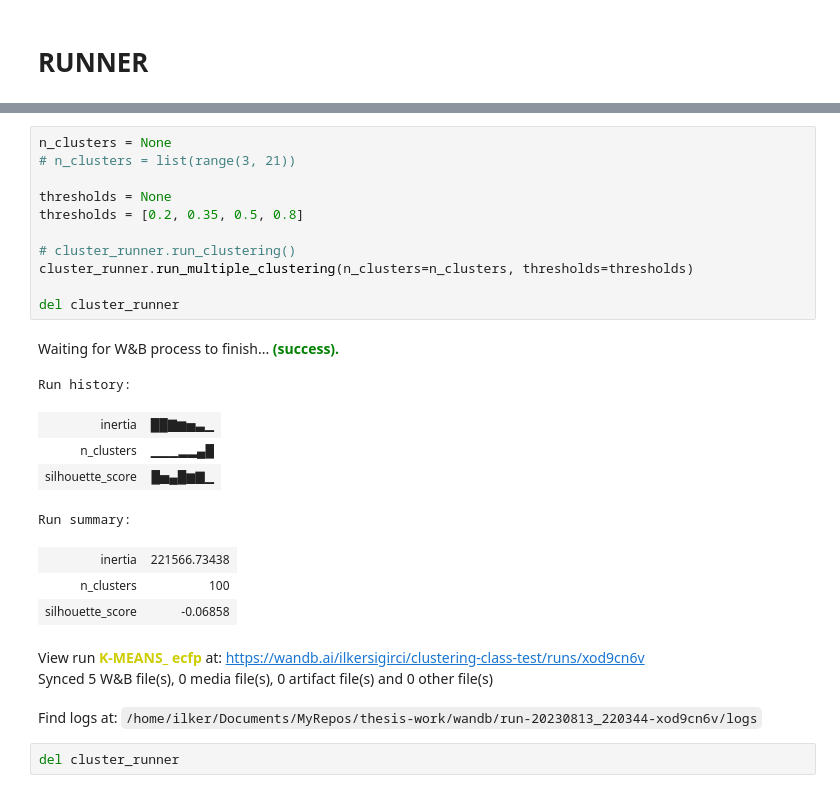
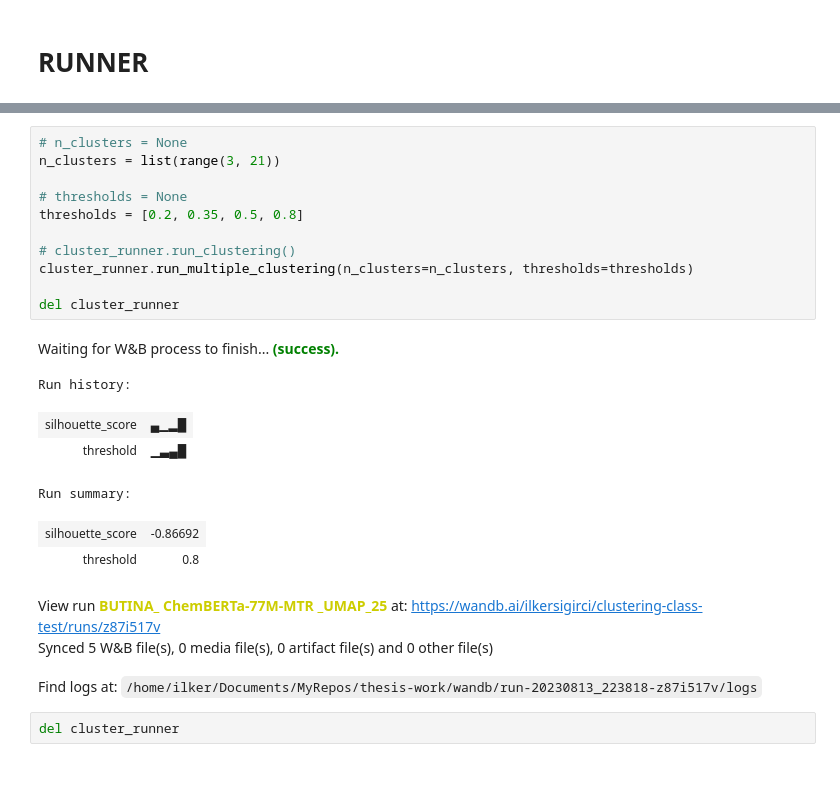
Before and after one commit to ilkersigirci/thesis-work, a Jupyter notebook: notebooks/clustering_class.ipynb, the cells around one changed output, grey strips where cells are left out. Cells and saved outputs as stored; diff of their text form.

```diff
--- a/notebooks/clustering_class.ipynb
+++ b/notebooks/clustering_class.ipynb
@@ -121,26 +121,24 @@ View run at https://wandb.ai/ilkersigirci/clustering-class-test/runs/xod9cn6v
 # %%
-n_clusters = None
-# n_clusters = list(range(3, 21))
+# n_clusters = None
+n_clusters = list(range(3, 21))
 
-thresholds = None
+# thresholds = None
 thresholds = [0.2, 0.35, 0.5, 0.8]
 
 # cluster_runner.run_clustering()
 cluster_runner.run_multiple_clustering(n_clusters=n_clusters, thresholds=thresholds)
 
 del cluster_runner
 # %% [output]
 Waiting for W&B process to finish... (success).
 Run history:
-| inertia | ██▇▆▅▃▁ |
-| n_clusters | ▁▁▁▂▂▄█ |
-| silhouette_score | █▅▄█▆▇▁ |
+| silhouette_score | ▄▁▂█ |
+| threshold | ▁▃▄█ |
 Run summary:
-| inertia | 221566.73438 |
-| n_clusters | 100 |
-| silhouette_score | -0.06858 |
+| silhouette_score | -0.86692 |
+| threshold | 0.8 |
-View run K-MEANS_ ecfp at: https://wandb.ai/ilkersigirci/clustering-class-test/runs/xod9cn6v
+View run BUTINA_ ChemBERTa-77M-MTR _UMAP_25 at: https://wandb.ai/ilkersigirci/clustering-class-test/runs/z87i517v
 Synced 5 W&B file(s), 0 media file(s), 0 artifact file(s) and 0 other file(s)
-Find logs at: /home/ilker/Documents/MyRepos/thesis-work/wandb/run-20230813_220344-xod9cn6v/logs
+Find logs at: /home/ilker/Documents/MyRepos/thesis-work/wandb/run-20230813_223818-z87i517v/logs
 # %%
 del cluster_runner
```
Also changed, not shown: parts of 2 cells of this notebook, 3 other files.
